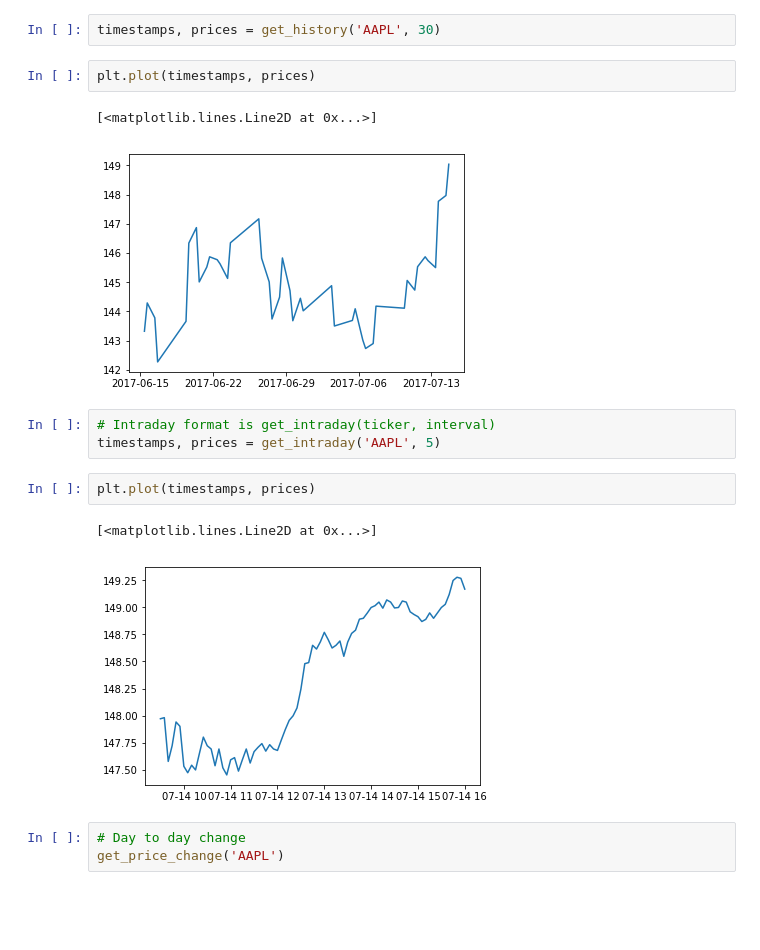
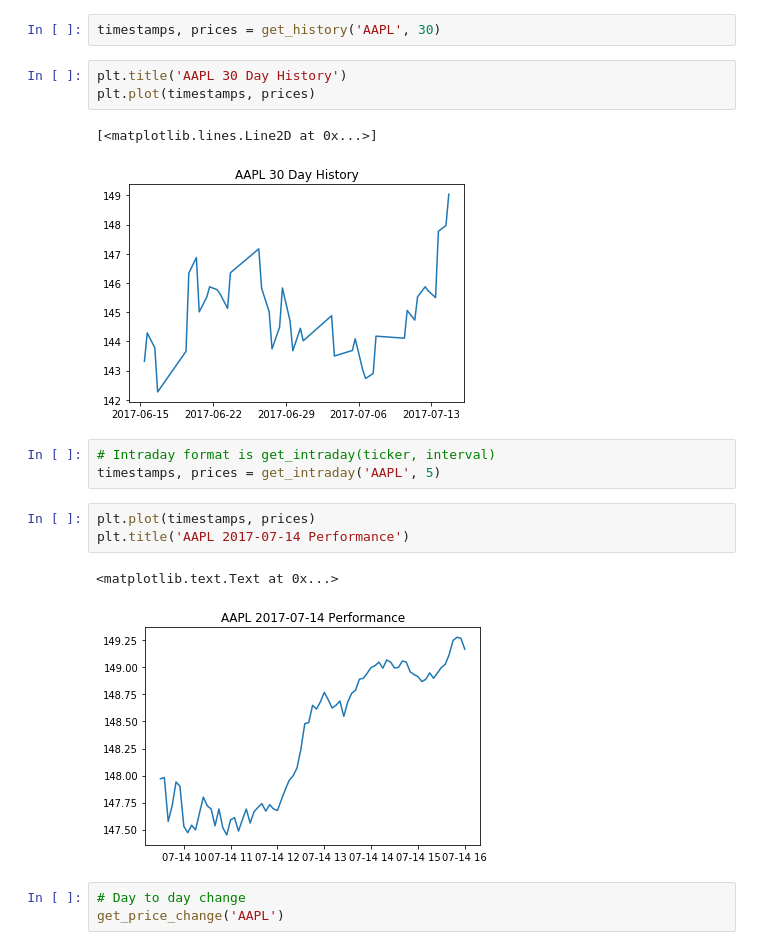
Before and after one commit to Plutus-Organization/ExperimentalNotebooks, a Jupyter notebook: Test Stock API.ipynb, the cells around one changed output. Drawn from its saved outputs; the diff is of its cells as text; blank space fills up the shorter version.

Commit message:
added titles

```diff
--- a/Test Stock API.ipynb
+++ b/Test Stock API.ipynb
@@ -22,18 +22,20 @@ get_history('AAPL', 7)
 # %%
 timestamps, prices = get_history('AAPL', 30)
 # %%
+plt.title('AAPL 30 Day History')
 plt.plot(timestamps, prices)
 # %% [output]
 [<matplotlib.lines.Line2D at 0x...>]
-[figure, old version]
+[figure, new version]
 # %%
 # Intraday format is get_intraday(ticker, interval)
 timestamps, prices = get_intraday('AAPL', 5)
 # %%
 plt.plot(timestamps, prices)
+plt.title('AAPL 2017-07-14 Performance')
 # %% [output]
-[<matplotlib.lines.Line2D at 0x...>]
+<matplotlib.text.Text at 0x...>
-[figure, old version]
+[figure, new version]
 # %%
 # Day to day change
 get_price_change('AAPL')
```
